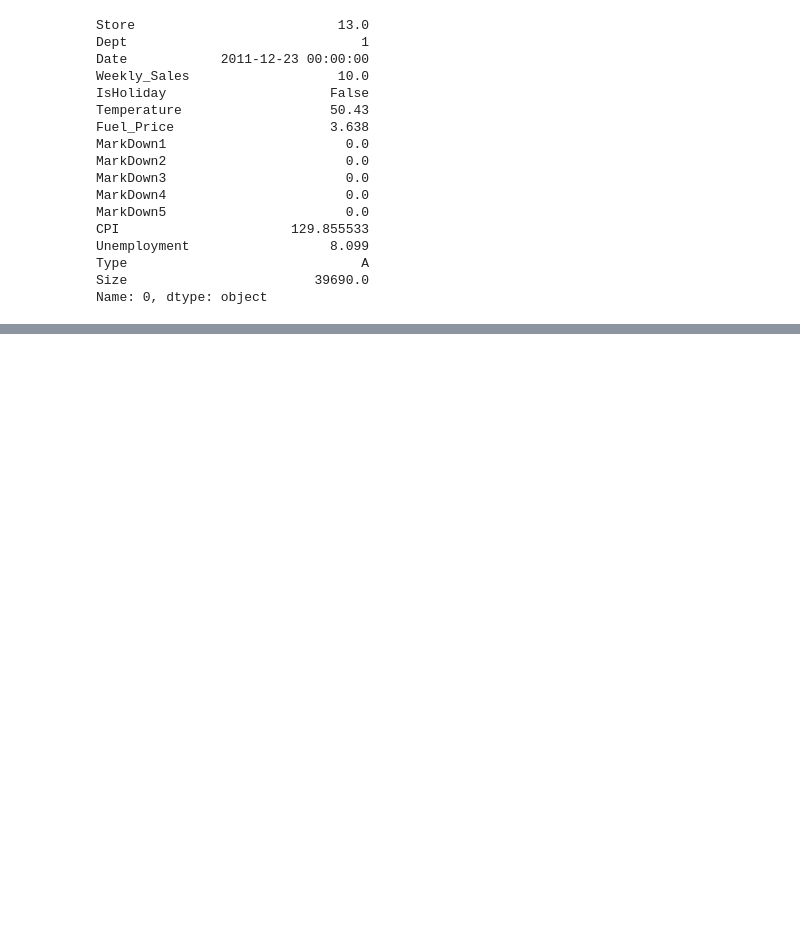
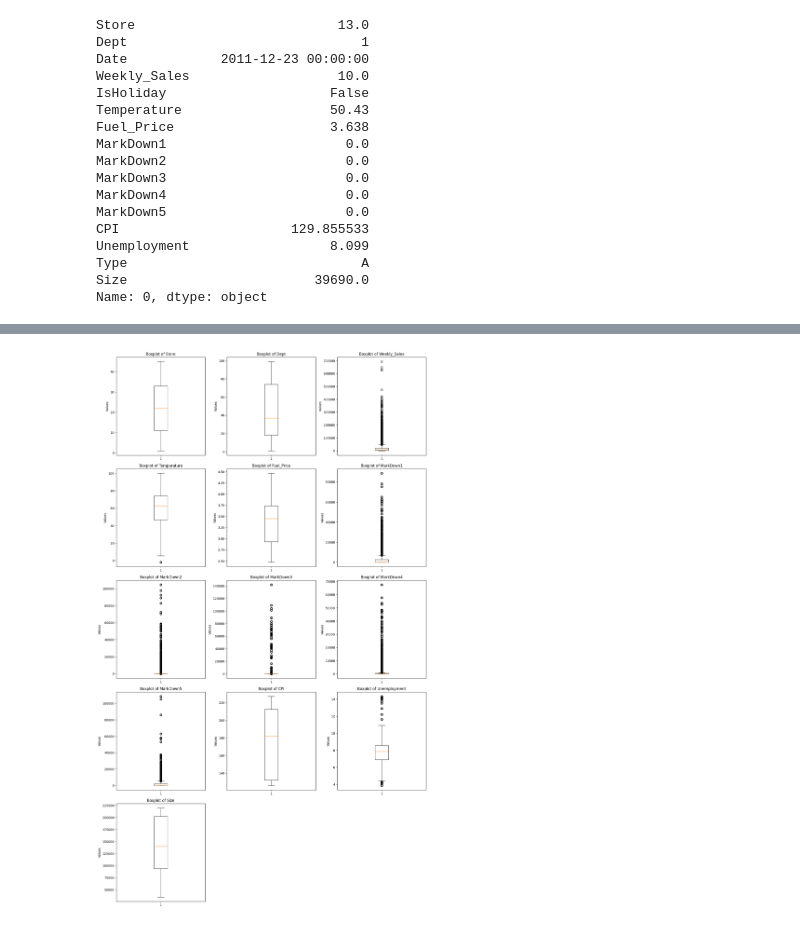
Before and after one commit to bright-light-hub/ML, a Jupyter notebook: Retail Sales Analytics.ipynb, the cells around one changed output, grey strips where cells are left out. Cells and saved outputs as stored; diff of their text form; code cells hidden in the pictures; blank space fills up the shorter version.

```diff
--- a/Retail Sales Analytics.ipynb
+++ b/Retail Sales Analytics.ipynb
@@ -202,0 +121,4 @@ np.float64(284486.2)
+# %%
+# Convert the Date column to datetime format
+df["Date"] = pd.to_datetime(df["Date"])
+df.head()
@@ -228,0 +181,2 @@ dtype: int64
+# %%
+df = df.loc[df['Weekly_Sales'] > 0]
@@ -343,0 +297,17 @@ dtype: float64
+# %%
+numerical_columns = df.select_dtypes(include=np.number).columns
+# %%
+num_cols = len(numerical_columns)
+plt.figure(figsize=(15, 5 * num_cols))
+for i, col in enumerate(numerical_columns, 1):
+    # if col == "Weekly_Sales":
+    #     continue
+    plt.subplot(num_cols, 3, i)
+    plt.boxplot(df[col])
+    plt.title(f'Boxplot of {col}')
+    plt.ylabel('Values')
+
+plt.tight_layout()
+plt.show()
+# %% [output]
+[figure, added]
```
Also changed, not shown: parts of 89 cells of this notebook, 4 other files.
